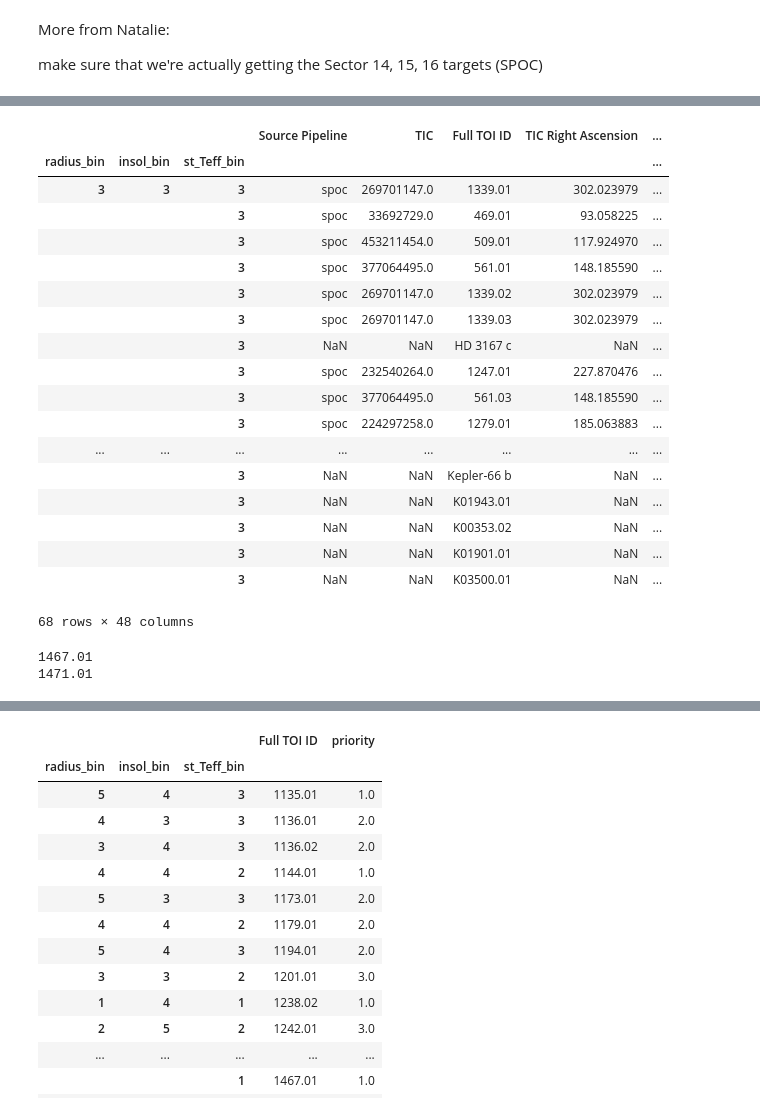
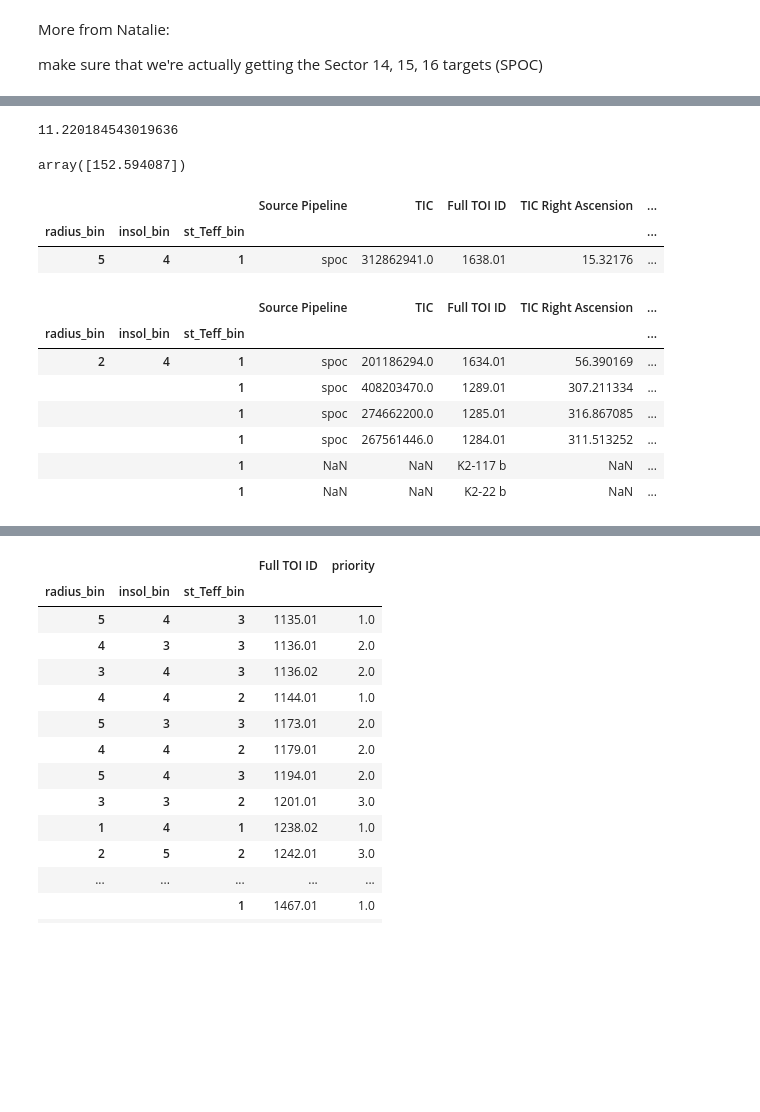
Before and after one commit to murphyjm/tks_targets_shared, a Jupyter notebook: TKS-RV-Target-Selection.ipynb, the cells around one changed output, grey strips where cells are left out. Saved outputs shown, nothing was run; the diff lists cells and outputs as text; code cells hidden in the pictures; blank space fills up the shorter version.

```diff
--- a/TKS-RV-Target-Selection.ipynb
+++ b/TKS-RV-Target-Selection.ipynb
@@ -734,30 +702,35 @@ binned[np.round(binned[id_key],1) == 509]
-# %%
-binned2.loc[3,3,3]
-# %% [output]
-|  |  |  | Source Pipeline | TIC | Full TOI ID | TIC Right Ascension | ... |
-| radius_bin | insol_bin | st_Teff_bin |  |  |  |  | ... |
-| 3 | 3 | 3 | spoc | 269701147.0 | 1339.01 | 302.023979 | ... |
-|  |  | 3 | spoc | 33692729.0 | 469.01 | 93.058225 | ... |
-|  |  | 3 | spoc | 453211454.0 | 509.01 | 117.924970 | ... |
-|  |  | 3 | spoc | 377064495.0 | 561.01 | 148.185590 | ... |
-|  |  | 3 | spoc | 269701147.0 | 1339.02 | 302.023979 | ... |
-|  |  | 3 | spoc | 269701147.0 | 1339.03 | 302.023979 | ... |
-|  |  | 3 | NaN | NaN | HD 3167 c | NaN | ... |
-|  |  | 3 | spoc | 232540264.0 | 1247.01 | 227.870476 | ... |
-|  |  | 3 | spoc | 377064495.0 | 561.03 | 148.185590 | ... |
-|  |  | 3 | spoc | 224297258.0 | 1279.01 | 185.063883 | ... |
-| ... | ... | ... | ... | ... | ... | ... | ... |
-|  |  | 3 | NaN | NaN | Kepler-66 b | NaN | ... |
-|  |  | 3 | NaN | NaN | K01943.01 | NaN | ... |
-|  |  | 3 | NaN | NaN | K00353.02 | NaN | ... |
-|  |  | 3 | NaN | NaN | K01901.01 | NaN | ... |
-|  |  | 3 | NaN | NaN | K03500.01 | NaN | ... |
-68 rows × 48 columns
-# %%
-for toi in my_tois:
-    if type(toi) == float:
-        if toi > 1450:
-            print(toi)
-# %% [output]
-1467.01
-1471.01
+# %%
+10**1.05
+# %% [output]
+11.220184543019636
+# %%
+#this is all work for Paul Dalba's paper about TOI 1456.01, aka HD 332231 b.
+
+## jmag1456 = 7.509
+ars1456 = ars_from_t(12.156, 1.16, 1.31)
+get_TSM(np.array([8.33]),1.31,6042,7.509,(0.255*317.8),ars1456)
+#(planet_radius,star_radius,star_teff,Jmag,planet_mass,ars)
+ars209458 = ars_from_t(3.525, 1.23, 1.19)
+get_TSM(np.array([15.581]),1.19,6091,6.591,232,ars209458)
+#TOI509
+ars209458 = ars_from_t(3.525, 1.23, 1.19)
+get_TSM(np.array([15.581]),1.19,6091,6.591,232,ars209458)
+# %% [output]
+array([152.594087])
+# %%
+binned2[binned2[id_key]==1638.01]
+# %% [output]
+|  |  |  | Source Pipeline | TIC | Full TOI ID | TIC Right Ascension | ... |
+| radius_bin | insol_bin | st_Teff_bin |  |  |  |  | ... |
+| 5 | 4 | 1 | spoc | 312862941.0 | 1638.01 | 15.32176 | ... |
+# %%
+binned2.loc[2,4,1]
+# %% [output]
+|  |  |  | Source Pipeline | TIC | Full TOI ID | TIC Right Ascension | ... |
+| radius_bin | insol_bin | st_Teff_bin |  |  |  |  | ... |
+| 2 | 4 | 1 | spoc | 201186294.0 | 1634.01 | 56.390169 | ... |
+|  |  | 1 | spoc | 408203470.0 | 1289.01 | 307.211334 | ... |
+|  |  | 1 | spoc | 274662200.0 | 1285.01 | 316.867085 | ... |
+|  |  | 1 | spoc | 267561446.0 | 1284.01 | 311.513252 | ... |
+|  |  | 1 | NaN | NaN | K2-117 b | NaN | ... |
+|  |  | 1 | NaN | NaN | K2-22 b | NaN | ... |
```
Also changed, not shown: parts of 29 cells of this notebook, 11 other files.
